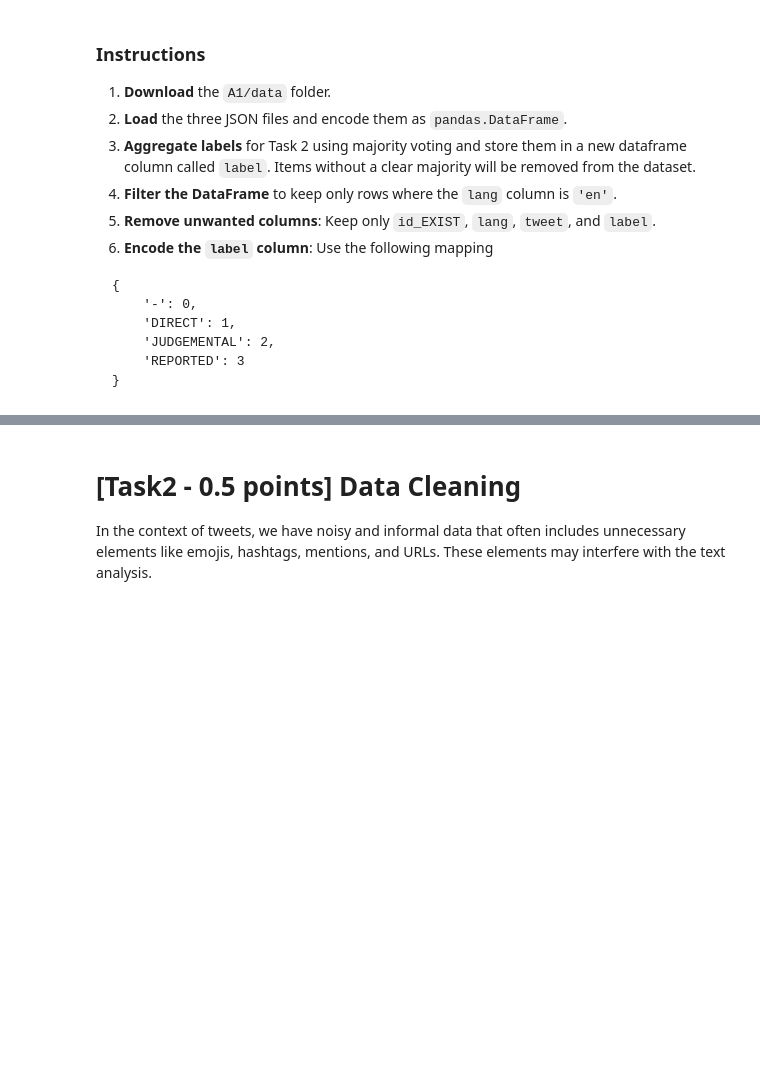
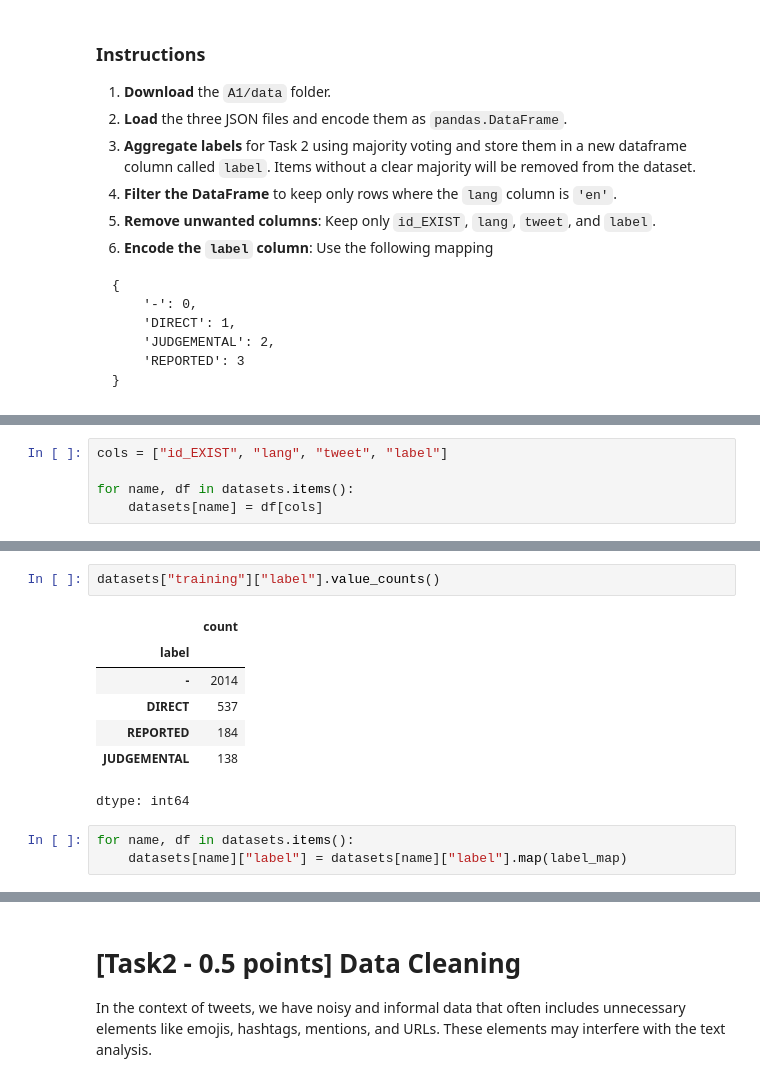
Before and after one commit to VirginiaFoschi/-NLP-2025-2026-A1, a Jupyter notebook: Assignment1-2526.ipynb, the cells around one changed output, grey strips where cells are left out. Saved outputs shown, nothing was run; the diff lists cells and outputs as text; blank space fills up the shorter version.

```diff
--- a/Assignment1-2526.ipynb
+++ b/Assignment1-2526.ipynb
@@ -105,0 +194,5 @@ train_set = pd.
+# %%
+cols = ["id_EXIST", "lang", "tweet", "label"]
+
+for name, df in datasets.items():
+    datasets[name] = df[cols]
@@ -105,0 +210,13 @@ train_set = pd.
+# %%
+datasets["training"]["label"].value_counts()
+# %% [output]
+|  | count |
+| label |  |
+| - | 2014 |
+| DIRECT | 537 |
+| REPORTED | 184 |
+| JUDGEMENTAL | 138 |
+dtype: int64
+# %%
+for name, df in datasets.items():
+    datasets[name]["label"] = datasets[name]["label"].map(label_map)
```
Also changed, not shown: parts of 16 cells of this notebook.
